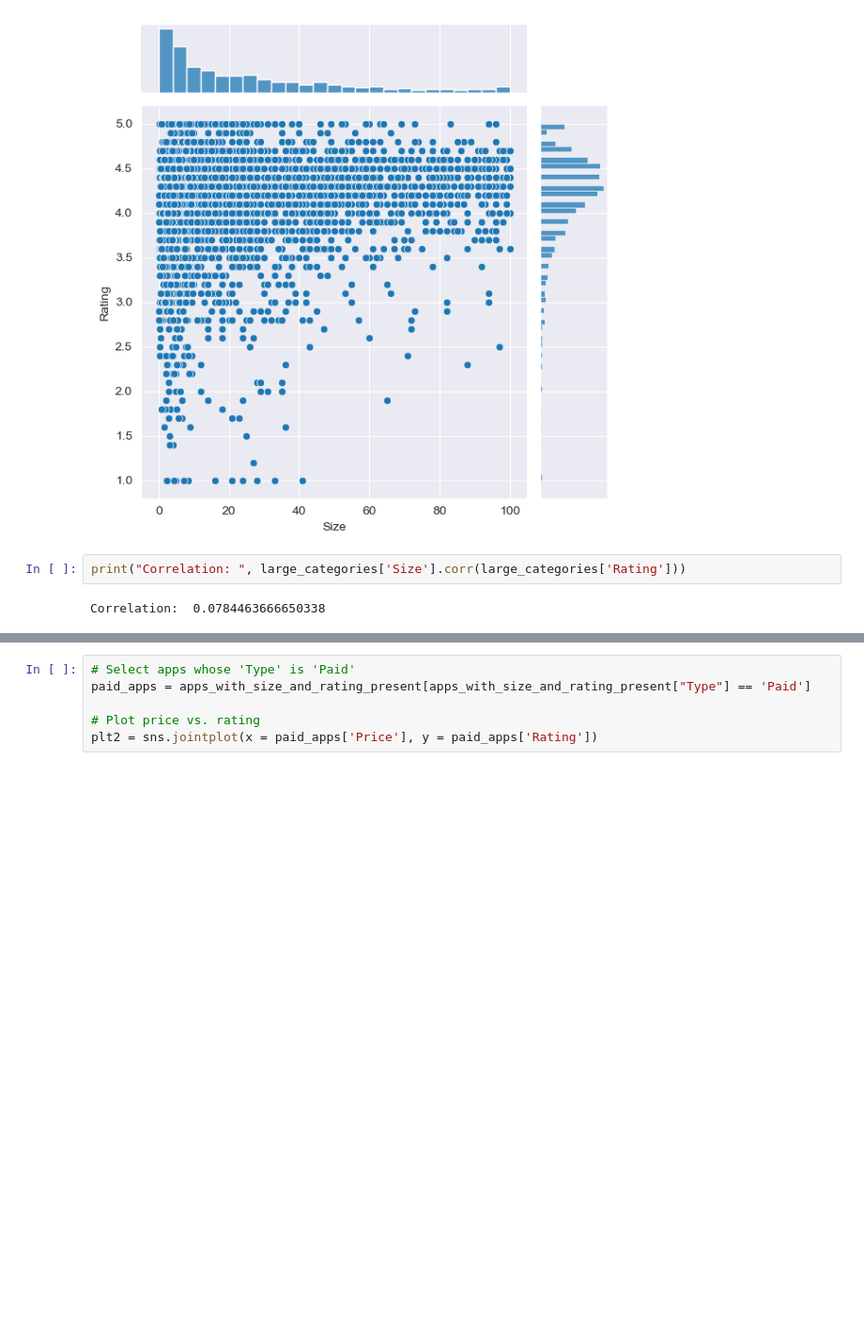
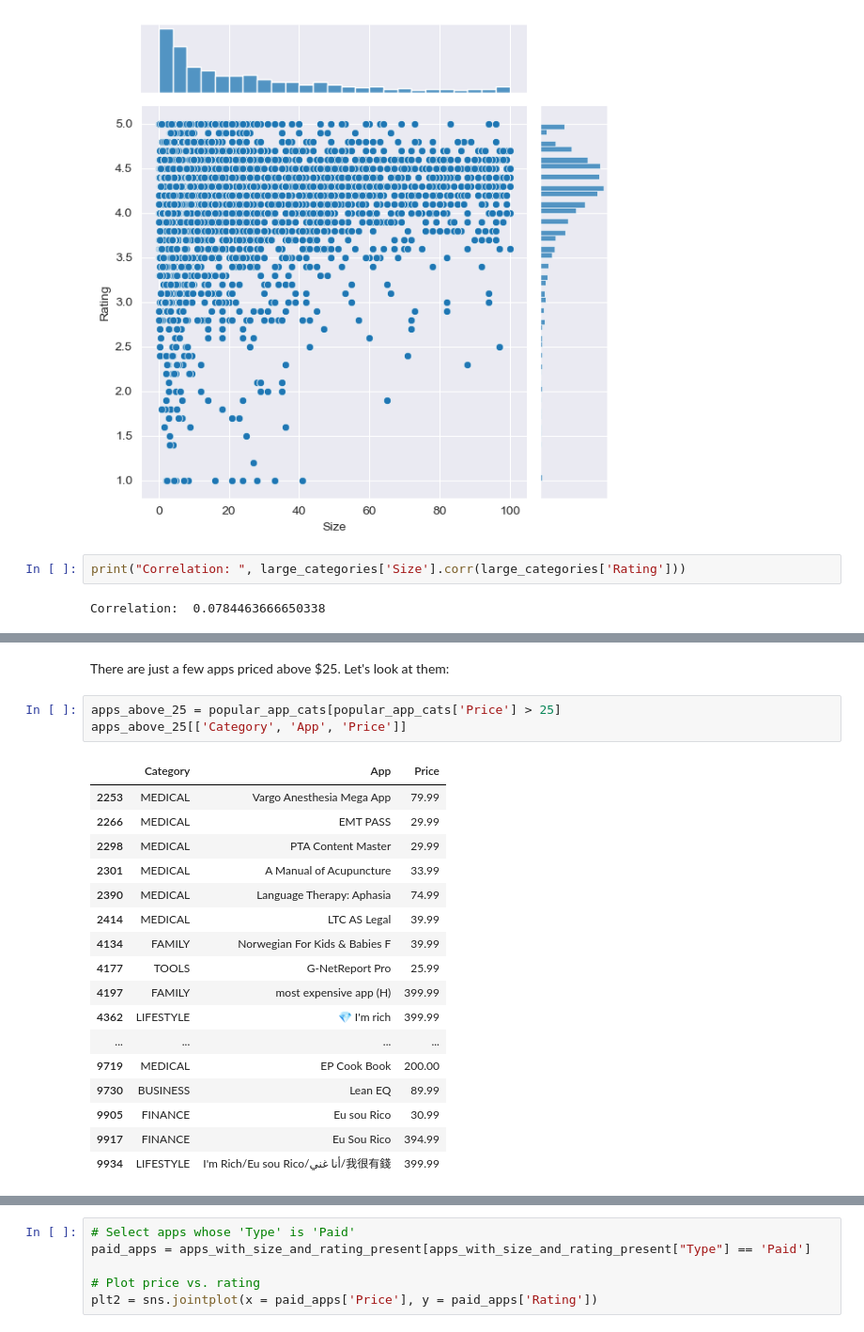
Before and after one commit to NickVasenkov/Android-App-Market-Analysis, a Jupyter notebook: android-app-market-analysis.ipynb, the cells around one changed output, grey strips where cells are left out. Shown at 94% size. Saved outputs shown, nothing was run; the diff lists cells and outputs as text; blank space fills up the shorter version.

```diff
--- a/android-app-market-analysis.ipynb
+++ b/android-app-market-analysis.ipynb
@@ -155,0 +176,23 @@ Correlation:  0.0784463666650338
+# %% [markdown]
+There are just a few apps priced above $25. Let's look at them:
+# %%
+apps_above_25 = popular_app_cats[popular_app_cats['Price'] > 25]
+apps_above_25[['Category', 'App', 'Price']]
+# %% [output]
+|  | Category | App | Price |
+| 2253 | MEDICAL | Vargo Anesthesia Mega App | 79.99 |
+| 2266 | MEDICAL | EMT PASS | 29.99 |
+| 2298 | MEDICAL | PTA Content Master | 29.99 |
+| 2301 | MEDICAL | A Manual of Acupuncture | 33.99 |
+| 2390 | MEDICAL | Language Therapy: Aphasia | 74.99 |
+| 2414 | MEDICAL | LTC AS Legal | 39.99 |
+| 4134 | FAMILY | Norwegian For Kids & Babies F | 39.99 |
+| 4177 | TOOLS | G-NetReport Pro | 25.99 |
+| 4197 | FAMILY | most expensive app (H) | 399.99 |
+| 4362 | LIFESTYLE | 💎 I'm rich | 399.99 |
+| ... | ... | ... | ... |
+| 9719 | MEDICAL | EP Cook Book | 200.00 |
+| 9730 | BUSINESS | Lean EQ | 89.99 |
+| 9905 | FINANCE | Eu sou Rico | 30.99 |
+| 9917 | FINANCE | Eu Sou Rico | 394.99 |
+| 9934 | LIFESTYLE | I'm Rich/Eu sou Rico/أنا غني/我很有錢 | 399.99 |
```
Also changed, not shown: parts of 7 cells of this notebook.
